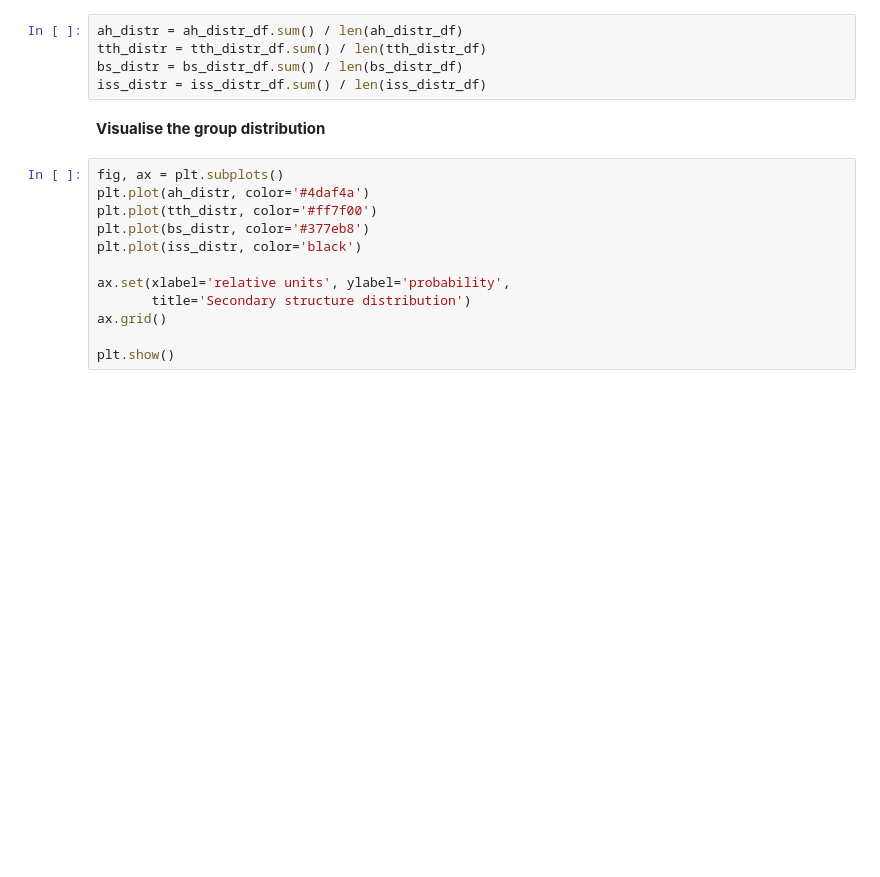
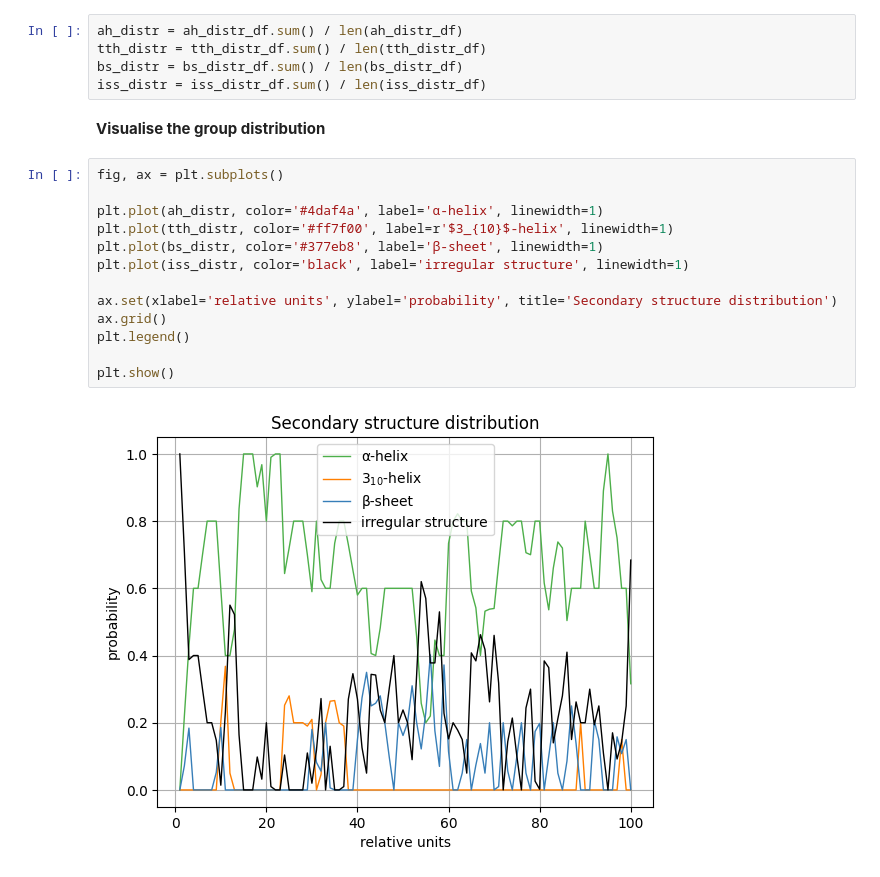
Before and after one commit to Olga-Bagrova/DistrProtStruc, a Jupyter notebook: Usage_example.ipynb, the cells around one changed output. Drawn from its saved outputs; the diff is of its cells as text; blank space fills up the shorter version.

```diff
--- a/Usage_example.ipynb
+++ b/Usage_example.ipynb
@@ -5457,15 +3607,18 @@ bs_distr = bs_distr_df.sum() / len(bs_distr_df)
 iss_distr = iss_distr_df.sum() / len(iss_distr_df)
 # %% [markdown]
 **Visualise the group distribution**
-# %%
-fig, ax = plt.subplots()
-plt.plot(ah_distr, color='#4daf4a')
-plt.plot(tth_distr, color='#ff7f00')
-plt.plot(bs_distr, color='#377eb8')
-plt.plot(iss_distr, color='black')
-
-ax.set(xlabel='relative units', ylabel='probability',
-       title='Secondary structure distribution')
-ax.grid()
-
-plt.show()
+# %%
+fig, ax = plt.subplots()
+
+plt.plot(ah_distr, color='#4daf4a', label='α-helix', linewidth=1)
+plt.plot(tth_distr, color='#ff7f00', label=r'$3_{10}$-helix', linewidth=1)
+plt.plot(bs_distr, color='#377eb8', label='β-sheet', linewidth=1)
+plt.plot(iss_distr, color='black', label='irregular structure', linewidth=1)
+
+ax.set(xlabel='relative units', ylabel='probability', title='Secondary structure distribution')
+ax.grid()
+plt.legend()
+
+plt.show()
+# %% [output]
+[figure, added]
```
Also changed, not shown: parts of 88 cells of this notebook, 2 other files.
